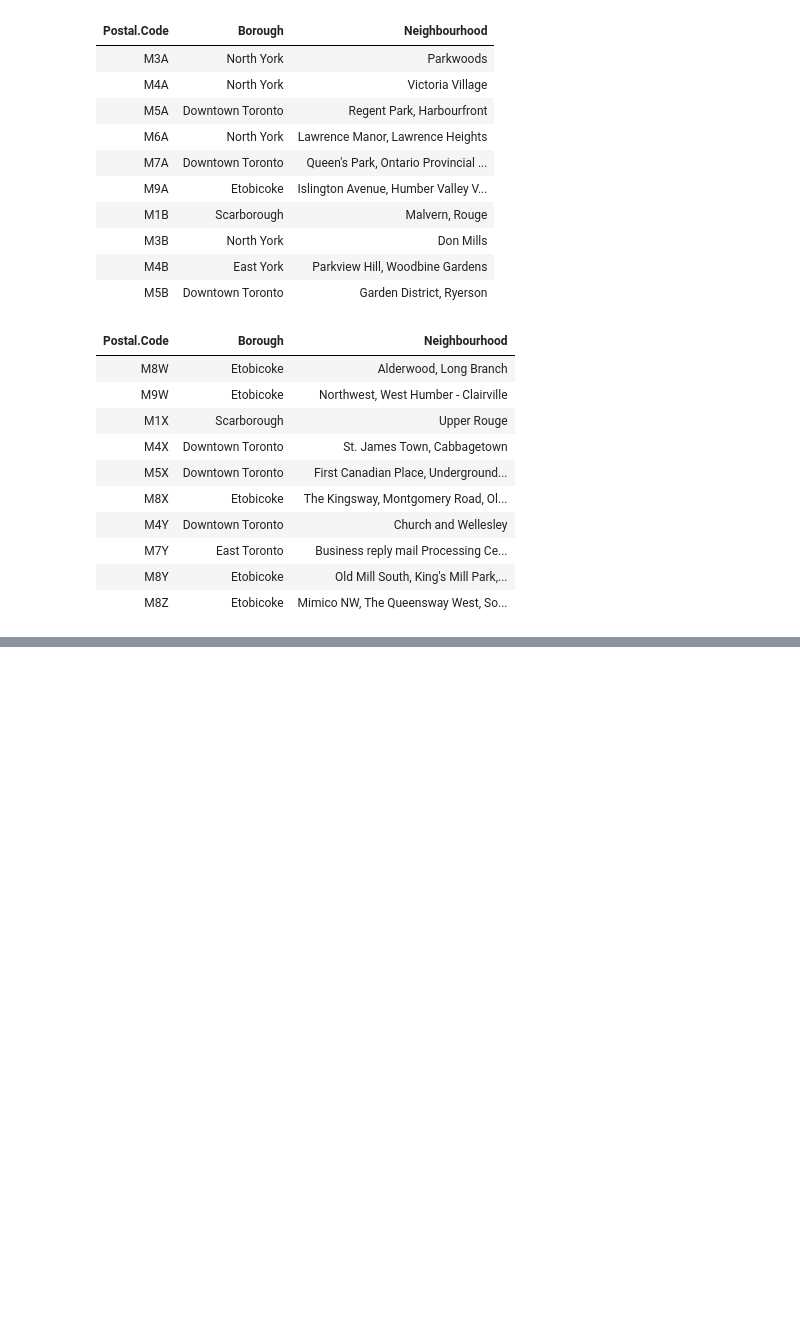
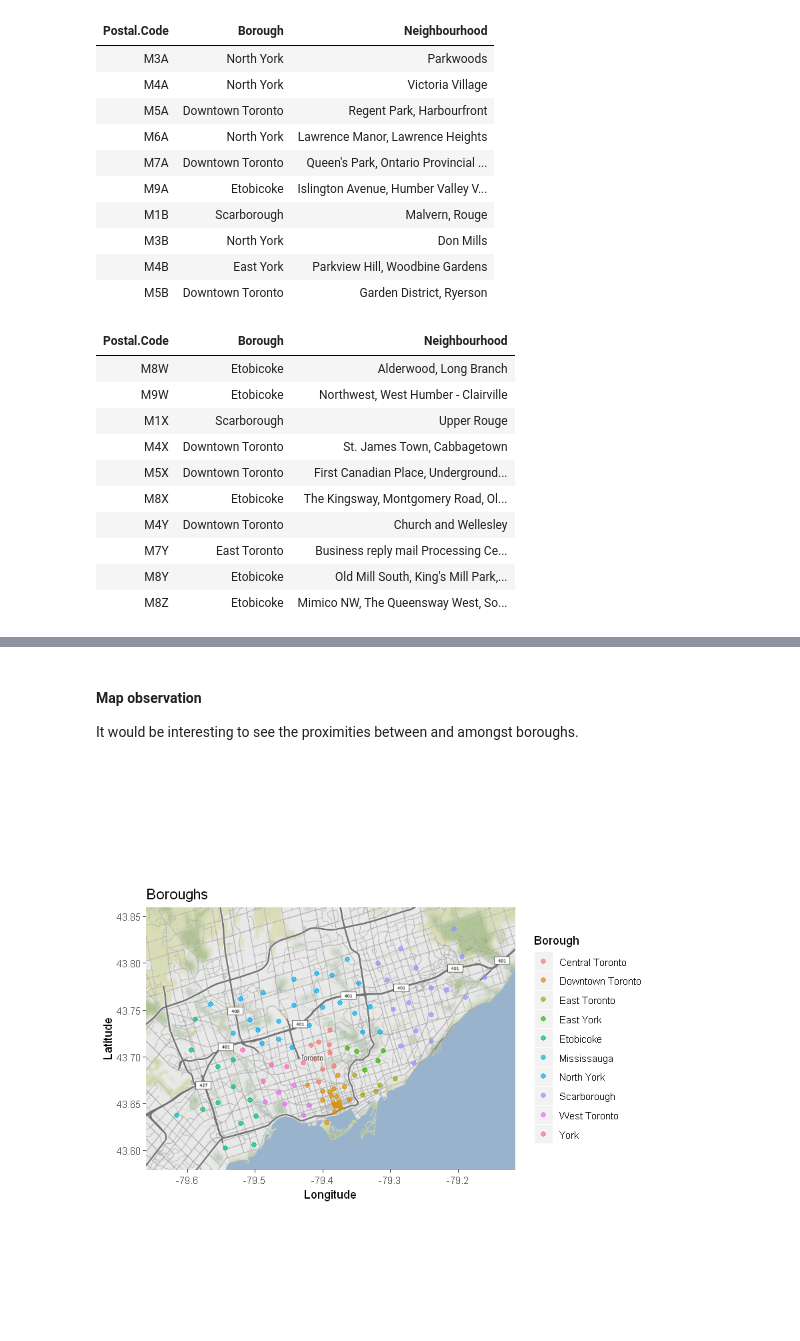
Before and after one commit to Ajeethaa/Coursera_Capstone, a Jupyter notebook: Neighbourhood Segmentation and Clustering using R.ipynb, the cells around one changed output, grey strips where cells are left out. Cells and saved outputs as stored; diff of their text form; code cells hidden in the pictures; blank space fills up the shorter version.

```diff
--- a/Neighbourhood Segmentation and Clustering using R.ipynb
+++ b/Neighbourhood Segmentation and Clustering using R.ipynb
@@ -103,0 +100,15 @@ full_data
+# %% [markdown]
+#### Map observation
+It would be interesting to see the proximities between and amongst boroughs.
+# %%
+lat <- full_data$Latitude
+long <- full_data$Longitude
+bbox <- make_bbox(long,lat,f=0.1)
+ontario <- get_map(bbox,maptype="toner-lite",source="stamen")
+# %%
+ggmap(ontario) + geom_point(data = full_data,
+           aes(Longitude,Latitude,color=Borough),size=2,alpha=0.7) +
+           labs(x = "Longitude", y = "Latitude",
+           title="Boroughs", color = "Borough");
+# %% [output]
+[figure, added]
```
Also changed, not shown: parts of 8 cells of this notebook, 2 other files.
